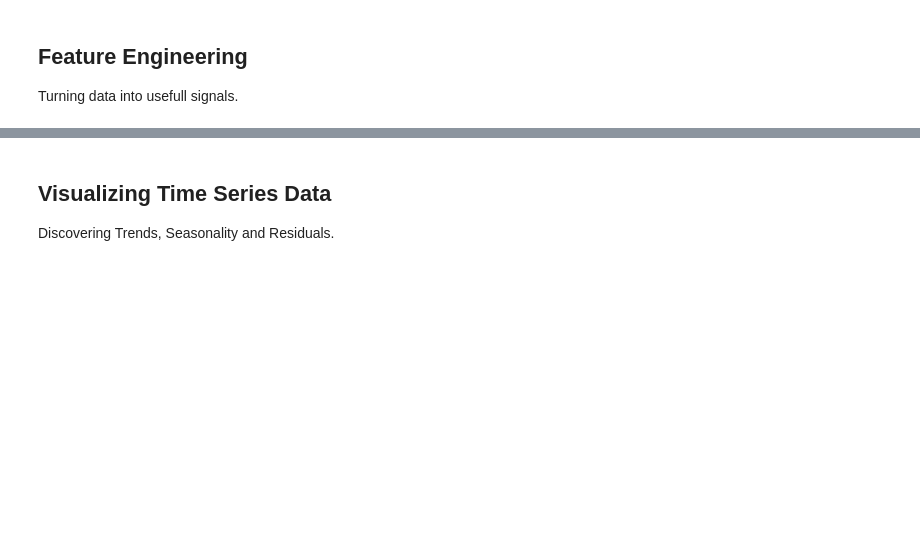
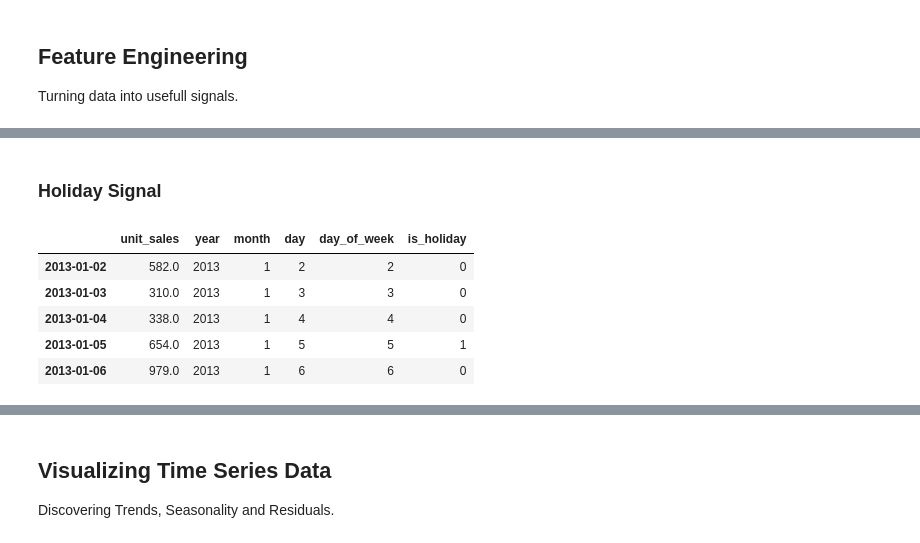
Before and after one commit to Moritz-Binder/corporacion_favorita_grocery_sales_forecasting, a Jupyter notebook: ipynb/EDA.ipynb, the cells around one changed output, grey strips where cells are left out. Saved outputs shown, nothing was run; the diff lists cells and outputs as text; code cells hidden in the pictures; blank space fills up the shorter version.

```diff
--- a/ipynb/EDA.ipynb
+++ b/ipynb/EDA.ipynb
@@ -239,0 +304,19 @@ Turning data into usefull signals.
+# %% [markdown]
+### Holiday Signal
+# %%
+# create a holiday signal for store_nbr 44
+holidays_signal = holidays_store_44_df['date'].copy()
+holidays_signal = pd.to_datetime(holidays_signal)
+
+# add a binary column to timeseries_df indicating whether each date is a holiday for store_nbr 44
+timeseries_df['is_holiday'] = timeseries_df.index.isin(holidays_signal).astype(int)
+
+# Lets check the result
+timeseries_df.head()
+# %% [output]
+|  | unit_sales | year | month | day | day_of_week | is_holiday |
+| 2013-01-02 | 582.0 | 2013 | 1 | 2 | 2 | 0 |
+| 2013-01-03 | 310.0 | 2013 | 1 | 3 | 3 | 0 |
+| 2013-01-04 | 338.0 | 2013 | 1 | 4 | 4 | 0 |
+| 2013-01-05 | 654.0 | 2013 | 1 | 5 | 5 | 1 |
+| 2013-01-06 | 979.0 | 2013 | 1 | 6 | 6 | 0 |
```
Also changed, not shown: parts of 23 cells of this notebook.
